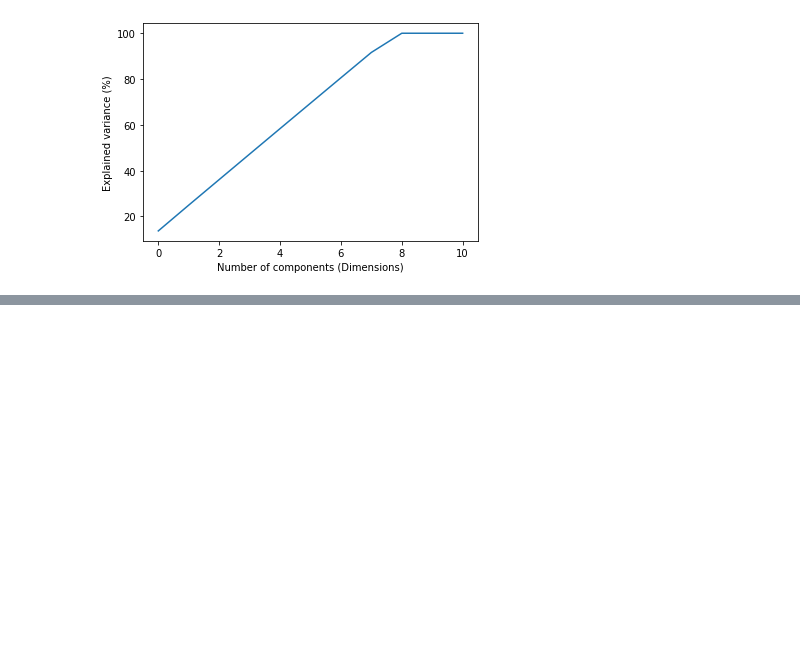
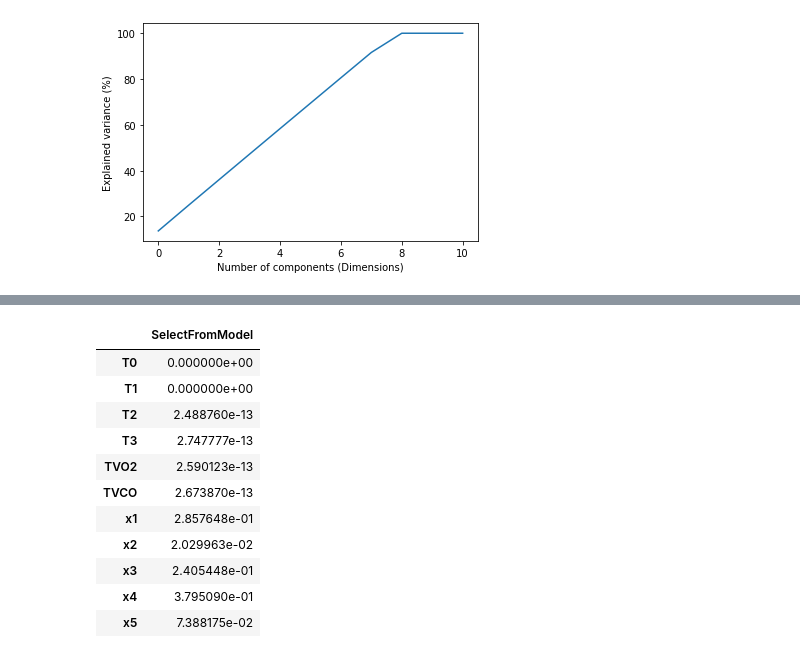
Before and after one commit to lkampoli/Feature_Selection, a Jupyter notebook: data/MT/RF_shear.ipynb, the cells around one changed output, grey strips where cells are left out. Cells and saved outputs as stored; diff of their text form; code cells hidden in the pictures; blank space fills up the shorter version.

```diff
--- a/data/MT/RF_shear.ipynb
+++ b/data/MT/RF_shear.ipynb
@@ -452,0 +556,16 @@ plt.close()
+# %%
+df3=pd.DataFrame(forest_importances, columns=['SelectFromModel'])
+df3
+# %% [output]
+|  | SelectFromModel |
+| T0 | 0.000000e+00 |
+| T1 | 0.000000e+00 |
+| T2 | 2.488760e-13 |
+| T3 | 2.747777e-13 |
+| TVO2 | 2.590123e-13 |
+| TVCO | 2.673870e-13 |
+| x1 | 2.857648e-01 |
+| x2 | 2.029963e-02 |
+| x3 | 2.405448e-01 |
+| x4 | 3.795090e-01 |
+| x5 | 7.388175e-02 |
```
Also changed, not shown: parts of 41 cells of this notebook, 1 other file.
